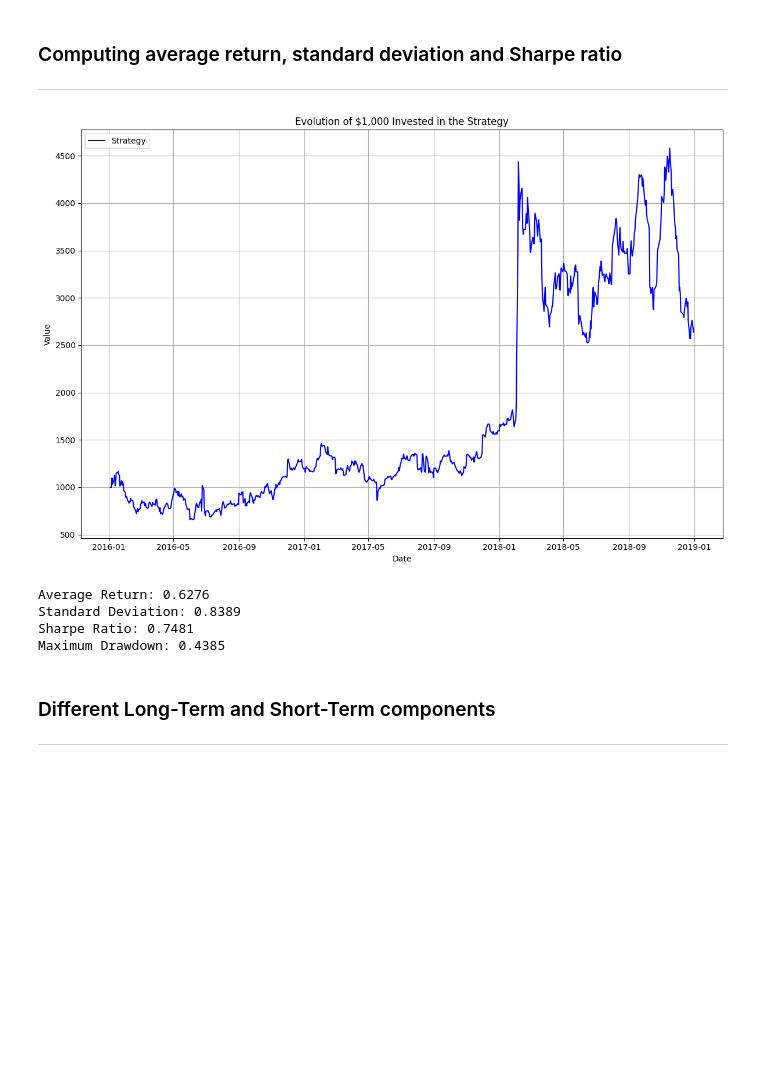
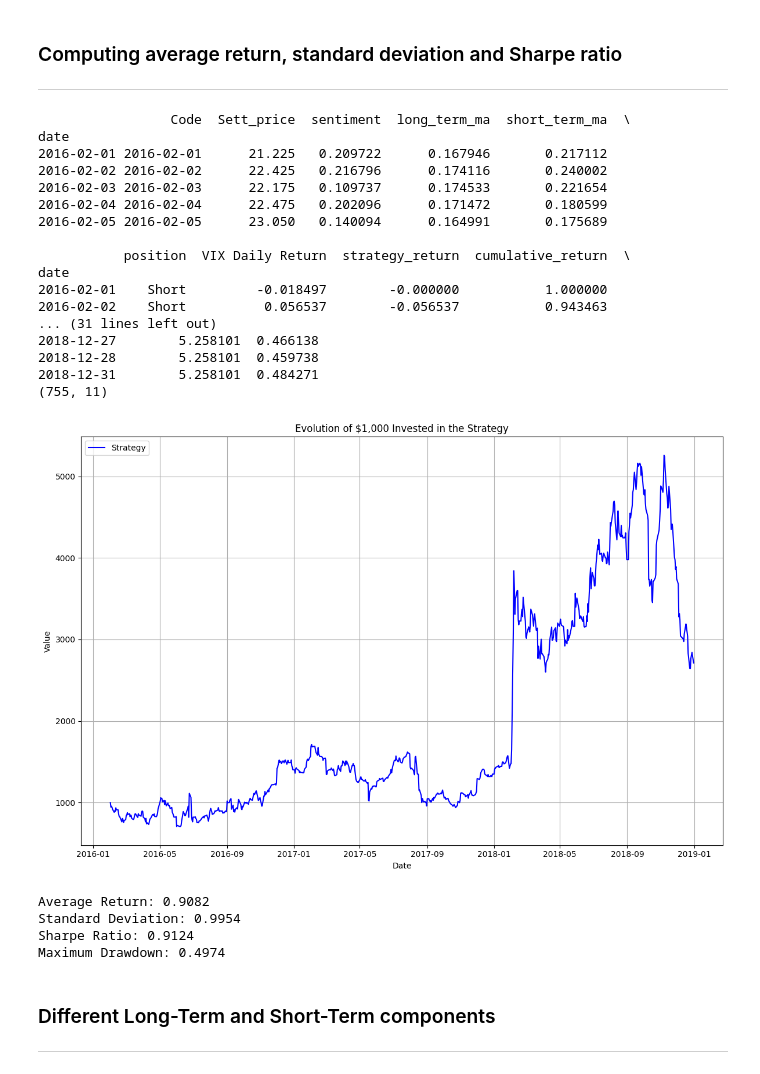
Before and after one commit to ssagun/SentAnalysisVIX, a Jupyter notebook: SentimentAnalysis.ipynb, the cells around one changed output. Saved outputs shown, nothing was run; the diff lists cells and outputs as text; code cells hidden in the pictures; blank space fills up the shorter version.

```diff
--- a/SentimentAnalysis.ipynb
+++ b/SentimentAnalysis.ipynb
@@ -9,9 +9,14 @@ from datetime import datetime
 from math import sqrt
 import chardet
 
+def clean_text(txt):
+    #This function removes special characters from the text
+    return ' '.join(re.sub("(@[A-Za-z0-9]+)|([^0-9A-Za-z \t])|(\w+:\/\/\S+)", " ", txt).split())
+
 # Function to calculate sentiment using TextBlob
 def calculate_sentiment(text):
-    analysis = TextBlob(text)
+    clean_txt = clean_text(text)
+    analysis = TextBlob(clean_txt)
     return analysis.sentiment.polarity
 
 data = pd.read_excel('trump_tweets.xlsx')
@@ -138,10 +151,8 @@ If the short-term component is below the long-term component, then we take a lon
 # %%
 
 # Compute long-term (30-day) and short-term (5-day) moving averages of daily sentiment
-daily_average_sentiment['long_term_ma'] = daily_average_sentiment['sentiment'].rolling(window=30, min_periods=1).mean()
-daily_average_sentiment['short_term_ma'] = daily_average_sentiment['sentiment'].rolling(window=5, min_periods=1).mean()
-daily_average_sentiment['long_term_ma'].dropna(inplace=True)
-
+daily_average_sentiment['long_term_ma'] = daily_average_sentiment['sentiment'].rolling(window=30).mean()
+daily_average_sentiment['short_term_ma'] = daily_average_sentiment['sentiment'].rolling(window=5).mean()
 
 # Determine positions based on moving averages
 daily_average_sentiment['position'] = 'Neutral'
@@ -219,6 +230,7 @@ merged_data['VIX Daily Return'] = 0.0
 merged_data['VIX Daily Return'] = merged_data['Sett_price'].pct_change()
 merged_data['strategy_return'] = 0.0
 merged_data['strategy_return'] = merged_data['VIX Daily Return'] * merged_data['position'].shift(1).map({'Long': 1, 'Short': -1, 'Neutral': 0})
+merged_data.dropna(inplace=True)
 
 # Set date column as index
 merged_data.set_index('date', inplace=True)
@@ -234,39 +246,60 @@ merged_data = merged_data.loc[(merged_data.index >= start_date) & (merged_data.i
 merged_data['cumulative_return'] = merged_data['strategy_return'].add(1).cumprod()
 
 # Calculate average return and standard deviation
-days_per_year = len(merged_data)/3
+days_per_year = 365
 average_return = merged_data['strategy_return'].mean() * days_per_year
 std_deviation = merged_data['strategy_return'].std() * sqrt(days_per_year)
 
 # Calculate Sharpe ratio (assuming zero risk-free rate)
 sharpe_ratio = average_return / std_deviation
 
 # Calculate drawdown
 merged_data['previous_peaks'] = merged_data['cumulative_return'].cummax()
 merged_data['drawdown'] = (merged_data['previous_peaks'] - merged_data['cumulative_return']) / merged_data['previous_peaks']
+
+print(merged_data.head())
+print(merged_data.tail())
+print(merged_data.shape)
 
 # Plot the evolution of $1,000 invested in the strategy
 plt.figure(figsize=(12, 8))
 plt.plot(merged_data.index, 1000 * merged_data['cumulative_return'], color='blue', label='Strategy')
 plt.title('Evolution of $1,000 Invested in the Strategy')
 plt.xlabel('Date')
 plt.ylabel('Value')
 plt.legend()
 plt.grid(True)
 plt.tight_layout()
 plt.show()
 
 # Print statistics
 print(f"Average Return: {average_return:.4f}")
 print(f"Standard Deviation: {std_deviation:.4f}")
 print(f"Sharpe Ratio: {sharpe_ratio:.4f}")
 print(f"Maximum Drawdown: {merged_data['drawdown'].max():.4f}")
 # %% [output]
+                 Code  Sett_price  sentiment  long_term_ma  short_term_ma  \
+date
+2016-02-01 2016-02-01      21.225   0.209722      0.167946       0.217112
+2016-02-02 2016-02-02      22.425   0.216796      0.174116       0.240002
+2016-02-03 2016-02-03      22.175   0.109737      0.174533       0.221654
+2016-02-04 2016-02-04      22.475   0.202096      0.171472       0.180599
+2016-02-05 2016-02-05      23.050   0.140094      0.164991       0.175689
+
+           position  VIX Daily Return  strategy_return  cumulative_return  \
+date
+2016-02-01    Short         -0.018497        -0.000000           1.000000
+2016-02-02    Short          0.056537        -0.056537           0.943463
+... (31 lines left out)
+2018-12-27        5.258101  0.466138
+2018-12-28        5.258101  0.459738
+2018-12-31        5.258101  0.484271
+(755, 11)
-[figure, old version]
+[figure, new version]
-Average Return: 0.6276
-Standard Deviation: 0.8389
-Sharpe Ratio: 0.7481
-Maximum Drawdown: 0.4385
+Average Return: 0.9082
+Standard Deviation: 0.9954
+Sharpe Ratio: 0.9124
+Maximum Drawdown: 0.4974
 # %% [markdown]
 ### Different Long-Term and Short-Term components
 ---
```
Also changed, not shown: parts of 10 cells of this notebook.
